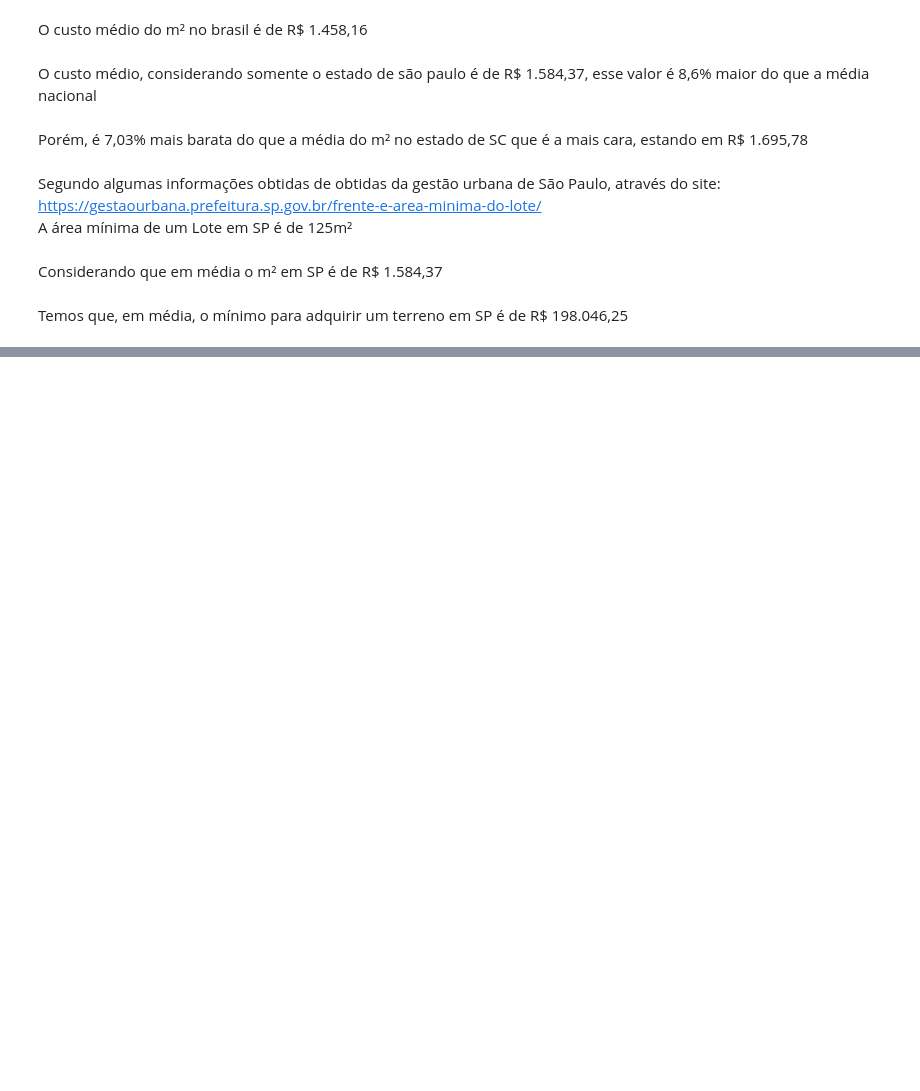
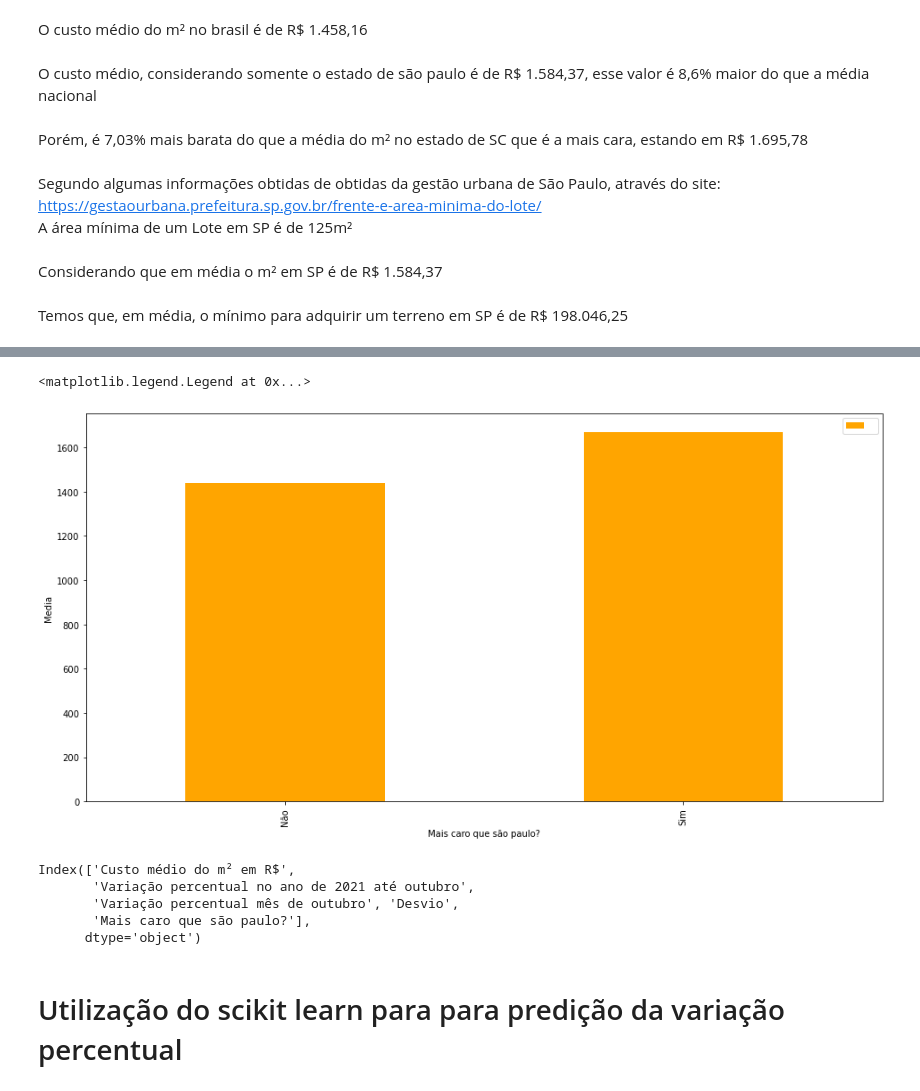
Before and after one commit to Wolfgang-Amadeus-Mozart/Projeto-Ciencia-de-Dados, a Jupyter notebook: Estudo do custo médio do metro quadrado por região no Brasil.ipynb, the cells around one changed output, grey strips where cells are left out. Drawn from its saved outputs; the diff is of its cells as text; code cells hidden in the pictures; blank space fills up the shorter version.

```diff
--- a/Estudo do custo médio do metro quadrado por região no Brasil.ipynb
+++ b/Estudo do custo médio do metro quadrado por região no Brasil.ipynb
@@ -336,0 +368,17 @@ df['Custo médio do m² em R$'].mean()
+# %%
+axmean = grupo[['Custo médio do m² em R$']].mean().plot.bar(color = 'orange')
+axmean.set_ylabel('Media')
+axmean.legend('Custo médio do m² em R$ em Média')
+# %% [output]
+<matplotlib.legend.Legend at 0x...>
+[figure, added]
+# %%
+df.columns
+# %% [output]
+Index(['Custo médio do m² em R$',
+       'Variação percentual no ano de 2021 até outubro',
+       'Variação percentual mês de outubro', 'Desvio',
+       'Mais caro que são paulo?'],
+      dtype='object')
+# %% [markdown]
+# Utilização do scikit learn para para predição da variação percentual
```
Also changed, not shown: parts of 34 cells of this notebook, 1 other file.
